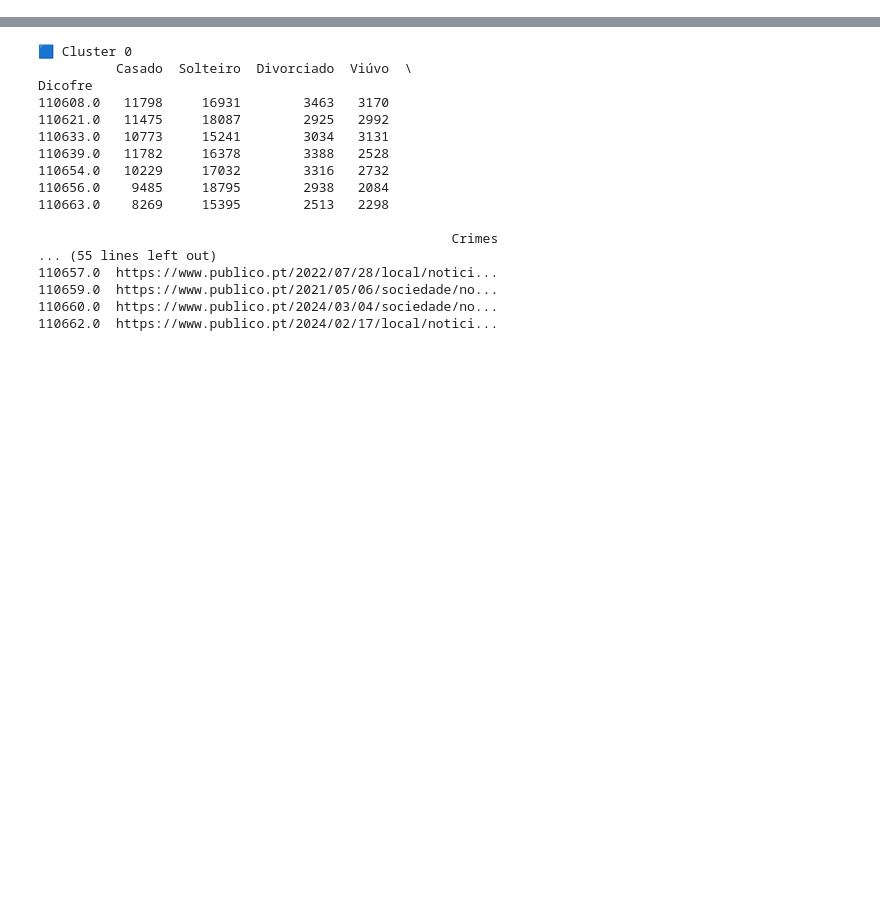
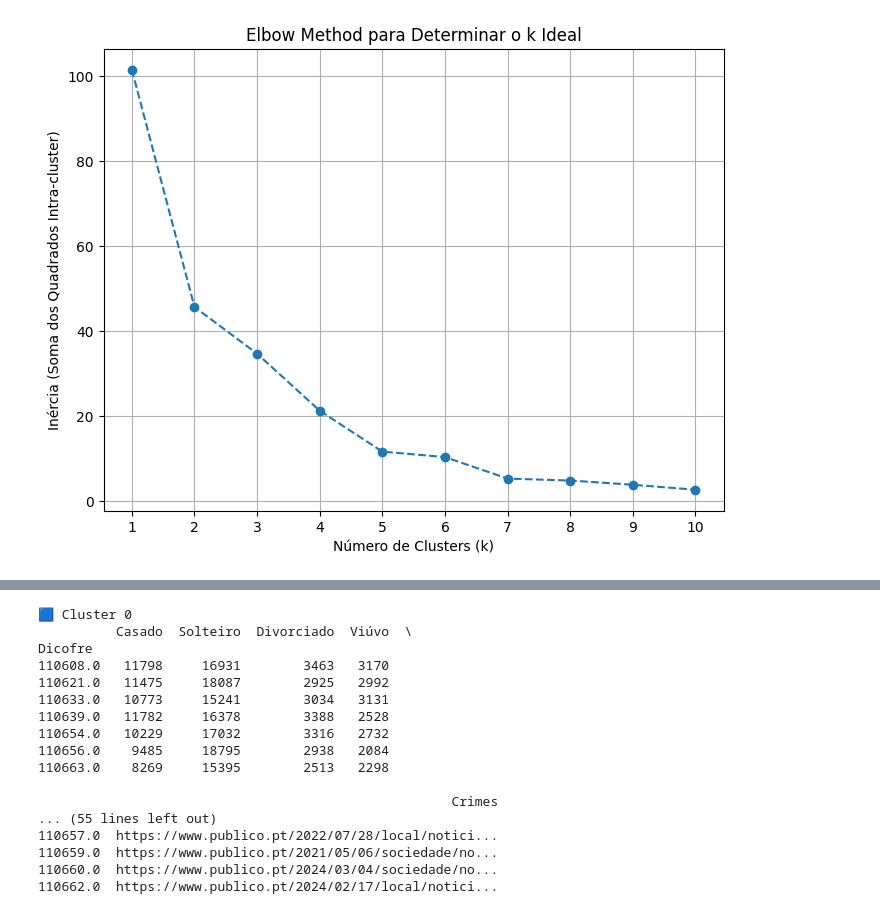
Before and after one commit to MrBrodinha/ade_2425, a Jupyter notebook: data.ipynb, the cells around one changed output, grey strips where cells are left out. Cells and saved outputs as stored; diff of their text form; code cells hidden in the pictures; blank space fills up the shorter version.

Commit message:
datasets + data.ipynv

```diff
--- a/data.ipynb
+++ b/data.ipynb
@@ -56 +156,32 @@ df_civil
+# %%
+# Selecionar colunas relevantes
+# all columns except Total, Unnamed: 0 and Dicofre
+data = df_housing.iloc[:, 2:]
+data = data.drop(columns=['Dicofre'])
+data = data.values
+
+# Normalize the data applying z-score
+norm_data = (data - np.mean(data)) / np.std(data)
+# %%
+# Elbow Method
+# Calcular a inércia (soma dos quadrados das distâncias) para diferentes números de clusters
+inertias = []
+possible_k_values = range(1, 11)  # Testando de 1 a 10 clusters
+
+for k in possible_k_values:
+    kmeans = KMeans(n_clusters=k, random_state=42)
+    kmeans.fit(norm_data)
+    inertias.append(kmeans.inertia_)
+
+# Plotar o gráfico do Elbow Method
+plt.figure(figsize=(8, 6))
+plt.plot(possible_k_values, inertias, marker='o', linestyle='--')
+plt.xlabel('Número de Clusters (k)')
+plt.ylabel('Inércia (Soma dos Quadrados Intra-cluster)')
+plt.title('Elbow Method para Determinar o k Ideal')
+plt.xticks(possible_k_values)
+plt.grid()
+plt.show()
+# %% [output]
+[figure, added]
 # %%
```
Also changed, not shown: parts of 16 cells of this notebook, 8 other files.
